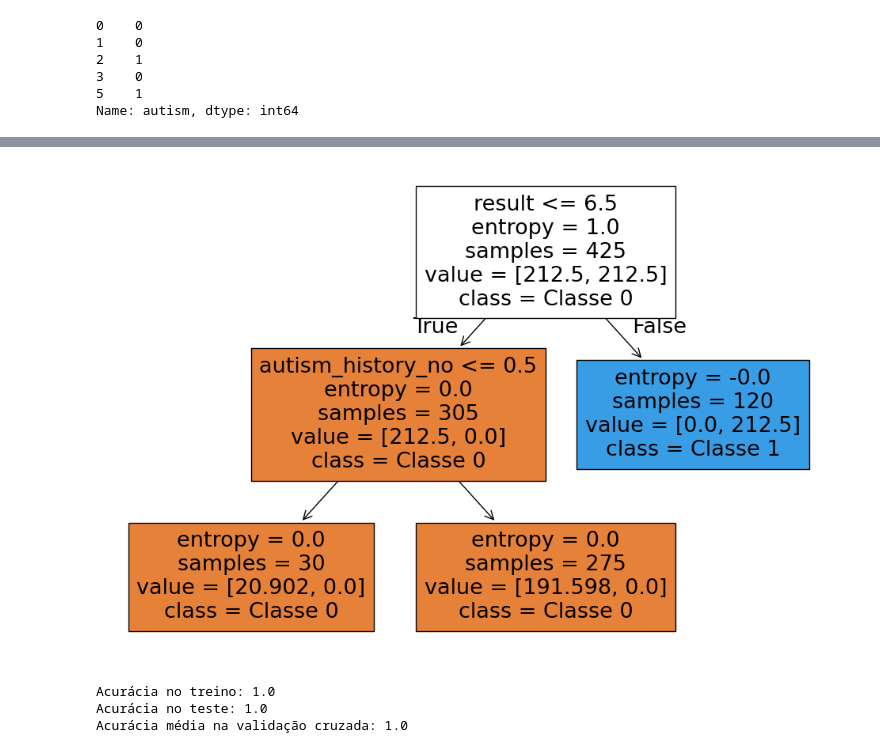
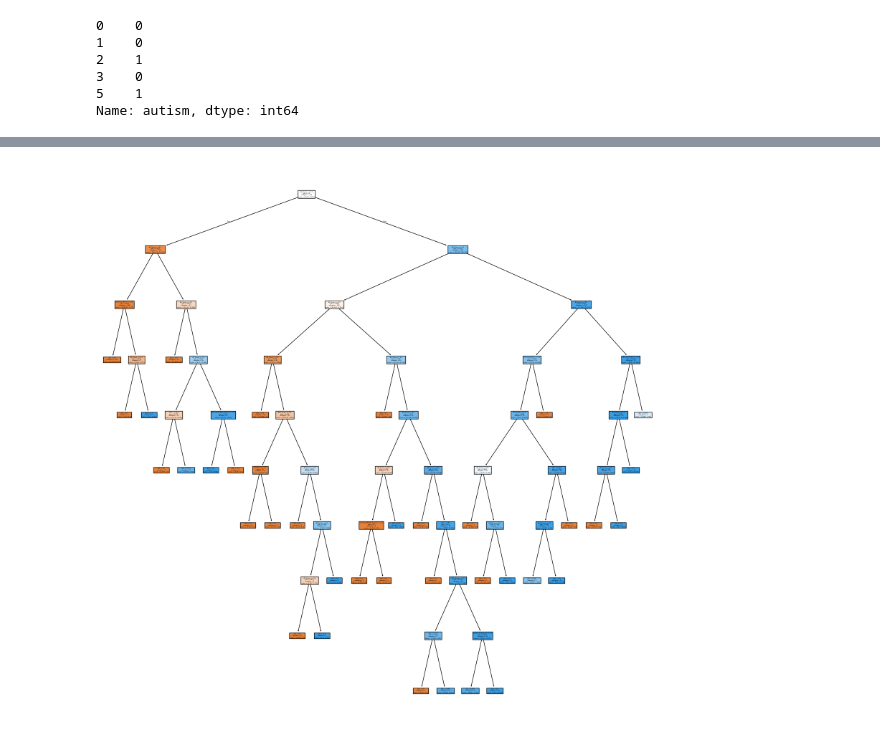
Before and after one commit to camposlaura/aprendizado_de_maquina_na_saude, a Jupyter notebook: main.ipynb, the cells around one changed output, grey strips where cells are left out. Saved outputs shown, nothing was run; the diff lists cells and outputs as text; code cells hidden in the pictures.

```diff
--- a/main.ipynb
+++ b/main.ipynb
@@ -41,5 +38,6 @@ dataset.describe()
 # %%
-dataset = dataset.drop(columns =['contry_of_res', 'used_app_before', 'age_desc', 'relation'])
+# removendo algumas colunas irrelevantes e renomeando outras para melhorar a legibilidade
+dataset = dataset.drop(columns =['contry_of_res', 'used_app_before', 'age_desc', 'relation', 'result'])
 dataset = dataset.rename(columns={'austim': 'autism_history', 'Class/ASD': 'autism'})
 dataset.head()
 # %% [output]
@@ -111,0 +130,5 @@ autism: ['NO' 'YES']
+# %%
+# convertendo float64 para int64
+cols_to_convert = ['age']
+dataset[cols_to_convert] = dataset[cols_to_convert].astype('int64')
+print(dataset.dtypes)
@@ -149,8 +193,8 @@ x_train, x_test, y_train, y_test = train_test_split(X, y, test_size=0.3, random_
 # %%
 model = DecisionTreeClassifier(
     class_weight="balanced",
-    criterion="entropy",
-    max_depth=15,
+    criterion="gini",
+    max_depth=10,
     min_samples_split=5,
     random_state=30
 )
@@ -195,15 +238,7 @@ Matriz de Confusão:
 # %%
-plt.figure(figsize=(12, 8))
-plot_tree(model, feature_names=X.columns, class_names=["Classe 0", "Classe 1"], filled=True)
+# plotar a árvore
+plt.figure(figsize=(20, 20))
+plot_tree(model, feature_names=X.columns, filled=True)
 plt.show()
 # %% [output]
-[figure, old version]
+[figure, new version]
-# %%
-print("Acurácia no treino:", accuracy_score(y_train, model.predict(x_train)))
-print("Acurácia no teste:", accuracy_score(y_test, model.predict(x_test)))
-scores = cross_val_score(model, X, y, cv=5)
-print("Acurácia média na validação cruzada:", scores.mean())
-# %% [output]
-Acurácia no treino: 1.0
-Acurácia no teste: 1.0
-Acurácia média na validação cruzada: 1.0
```
Also changed, not shown: parts of 25 cells of this notebook.
